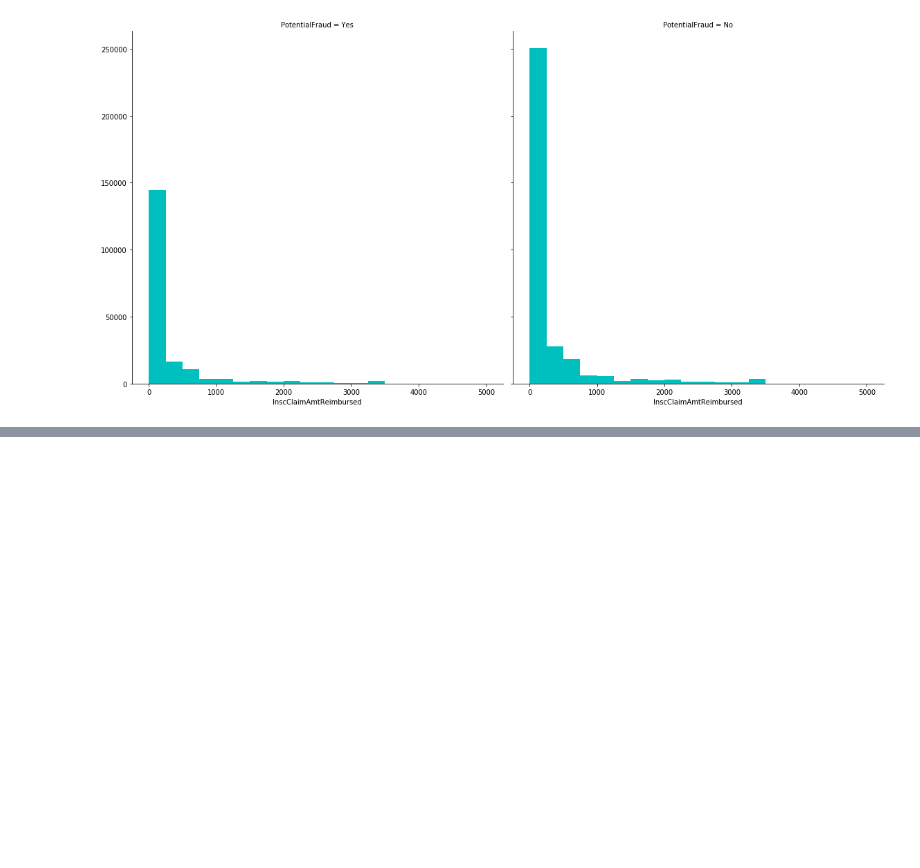
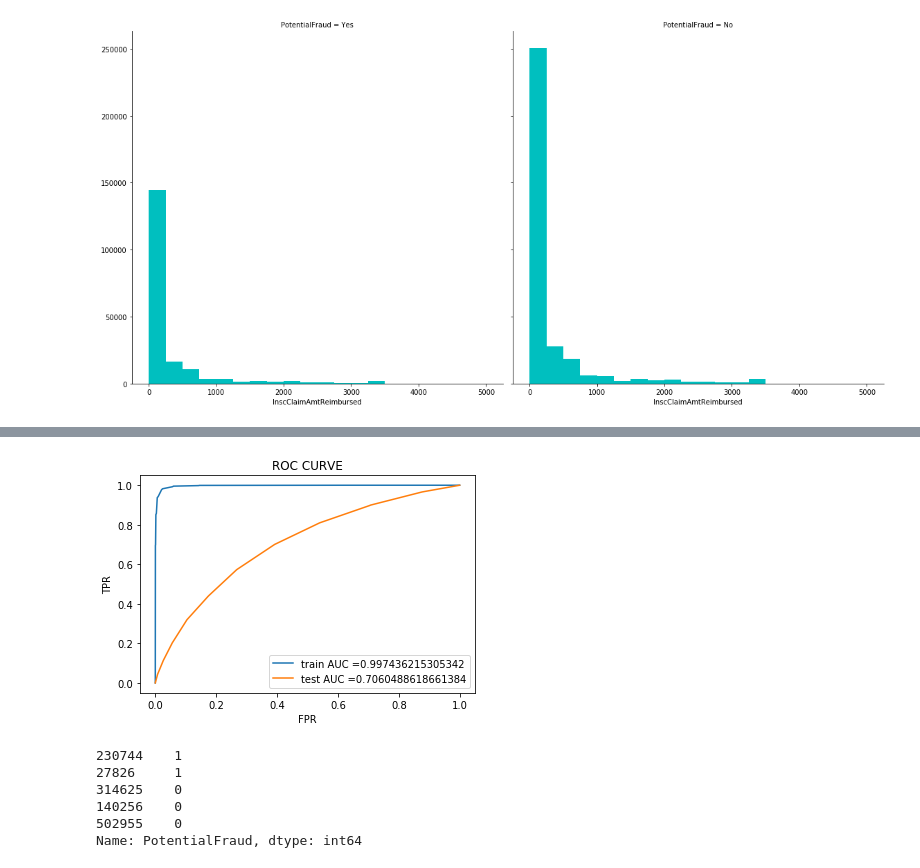
Before and after one commit to Betty1999Kamanthe/Healthcare-provider-fraud-detection-analysis, a Jupyter notebook: medicare.ipynb, the cells around one changed output, grey strips where cells are left out. Cells and saved outputs as stored; diff of their text form; code cells hidden in the pictures; blank space fills up the shorter version.

```diff
--- a/medicare.ipynb
+++ b/medicare.ipynb
@@ -731,0 +973,2 @@ g.map(plt.hist, 'InscClaimAmtReimbursed', bins=20, range=[0, 5000], color ='c')
+# %%
+x_train, x_test,y_train, y_test = train_test_split(x,y, test_size = 0.1, random_state = 42)
@@ -731,0 +1136,12 @@ g.map(plt.hist, 'InscClaimAmtReimbursed', bins=20, range=[0, 5000], color ='c')
+# %%
+estimator1= RandomForestClassifier()
+estimator1.fit(x_train, y_train)
+model_score= estimator1.predict(x_train)
+accuracy= estimator1.predict(x_test)
+start = time.time()
+estimator1.score(x_train, y_train)
+acc_random_forest = round(accuracy_score(y_test,accuracy)*100, 2)
+f1_random_forest = round(f1_score(y_test,accuracy,average = "binary")*100, 2)
+f_beta_random_forest = round(fbeta_score(y_test,accuracy,average = "binary",beta=0.5)*100, 2)
+end = time.time()
+acc_score.append({'Model':'Random Forest', 'Score': accuracy_score(y_train, model_score), 'Accuracy': accuracy_score(y_test, accuracy),'Time_Taken':end - start})
@@ -731,0 +1158,23 @@ g.map(plt.hist, 'InscClaimAmtReimbursed', bins=20, range=[0, 5000], color ='c')
+# %%
+train_fpr, train_tpr, thresholds = roc_curve(y_train, estimator1.predict_proba(x_train)[:,1])
+test_fpr, test_tpr, thresholds = roc_curve(y_test, estimator1.predict_proba(x_test)[:,1])
+
+plt.plot(train_fpr, train_tpr, label="train AUC ="+str(auc(train_fpr, train_tpr)))
+plt.plot(test_fpr, test_tpr, label="test AUC ="+str(auc(test_fpr, test_tpr)))
+plt.legend()
+plt.xlabel("FPR")
+plt.ylabel("TPR")
+plt.title("ROC CURVE")
+plt.show()
+# %% [output]
+[figure, added]
+# %%
+y_test_rf= y_test.reset_index()
+y_test.head()
+# %% [output]
+230744    1
+27826     1
+314625    0
+140256    0
+502955    0
+Name: PotentialFraud, dtype: int64
```
Also changed, not shown: parts of 82 cells of this notebook.
